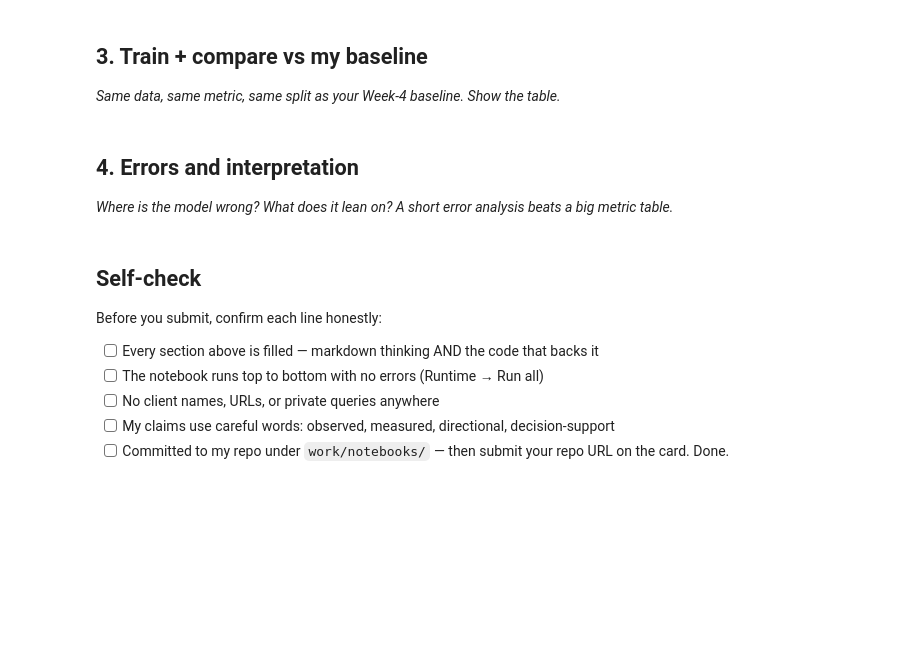
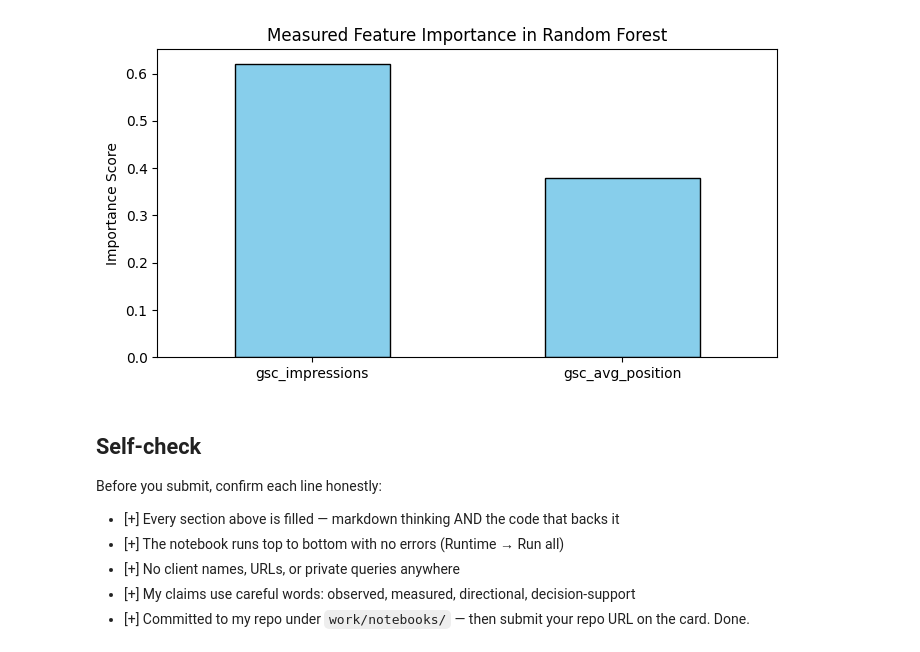
Before and after one commit to murtaza-x/flyrank-repo, a Jupyter notebook: work/notebooks/w05_model.ipynb, the cells around one changed output. Drawn from its saved outputs; the diff is of its cells as text; code cells hidden in the pictures; blank space fills up the shorter version.

```diff
--- a/work/notebooks/w05_model.ipynb
+++ b/work/notebooks/w05_model.ipynb
@@ -19,0 +100,22 @@ This skeleton is yours to fill. Work the sections **in order** — each one has
+# %%
+# This cell is for CODE (numbers, a query, a check).
+# Write your text answer in the cell ABOVE this one — typing sentences here breaks Run All.
+# 1. Train the ML Model
+rf_model = RandomForestRegressor(n_estimators=100, random_state=42)
+rf_model.fit(X_train, y_train)
+
+# 2. Make ML Predictions on the test set
+ml_predictions = rf_model.predict(X_test)
+ml_rmse = np.sqrt(mean_squared_error(y_test, ml_predictions))
+
+# 3. Calculate Baseline Predictions (Week 4 Heuristic Rule applied to test set)
+baseline_predictions = (X_test['gsc_impressions'] * 1.0) / (X_test['gsc_avg_position'] + 1)
+baseline_rmse = np.sqrt(mean_squared_error(y_test, baseline_predictions))
+
+# 4. Compare Results in a Table
+comparison_df = pd.DataFrame({
+    "Method": ["Week 4: Heuristic Rule (Baseline)", "Week 5: Random Forest Model"],
+    "RMSE (Lower is better)": [baseline_rmse, ml_rmse]
+})
+
+display(comparison_df)
@@ -20,7 +131,20 @@ This skeleton is yours to fill. Work the sections **in order** — each one has
 # %%
 # This cell is for CODE (numbers, a query, a check).
 # Write your text answer in the cell ABOVE this one — typing sentences here breaks Run All.
+import matplotlib.pyplot as plt
+
+# Extract and plot feature importances
+importances = rf_model.feature_importances_
+
+# Create a pandas series for easy plotting
+feat_imp = pd.Series(importances, index=features).sort_values(ascending=False)
+
+# Plot
+plt.figure(figsize=(8, 4))
+feat_imp.plot(kind='bar', color='skyblue', edgecolor='black')
+plt.title("Measured Feature Importance in Random Forest")
+plt.ylabel("Importance Score")
+plt.xticks(rotation=0)
+plt.show()
+# %% [output]
+[figure, added]
-# %% [markdown]
-## 3. Train + compare vs my baseline
-
-*Same data, same metric, same split as your Week-4 baseline. Show the table.*
@@ -30,4 +150,0 @@ This skeleton is yours to fill. Work the sections **in order** — each one has
-# %% [markdown]
-## 4. Errors and interpretation
-
-*Where is the model wrong? What does it lean on? A short error analysis beats a big metric table.*
@@ -39,8 +153,8 @@ This skeleton is yours to fill. Work the sections **in order** — each one has
 
 Before you submit, confirm each line honestly:
 
-- [ ] Every section above is filled — markdown thinking AND the code that backs it
-- [ ] The notebook runs top to bottom with no errors (Runtime → Run all)
-- [ ] No client names, URLs, or private queries anywhere
-- [ ] My claims use careful words: observed, measured, directional, decision-support
-- [ ] Committed to my repo under `work/notebooks/` — then submit your repo URL on the card. Done.
+- [+] Every section above is filled — markdown thinking AND the code that backs it
+- [+] The notebook runs top to bottom with no errors (Runtime → Run all)
+- [+] No client names, URLs, or private queries anywhere
+- [+] My claims use careful words: observed, measured, directional, decision-support
+- [+] Committed to my repo under `work/notebooks/` — then submit your repo URL on the card. Done.
```
Also changed, not shown: parts of 13 cells of this notebook.
